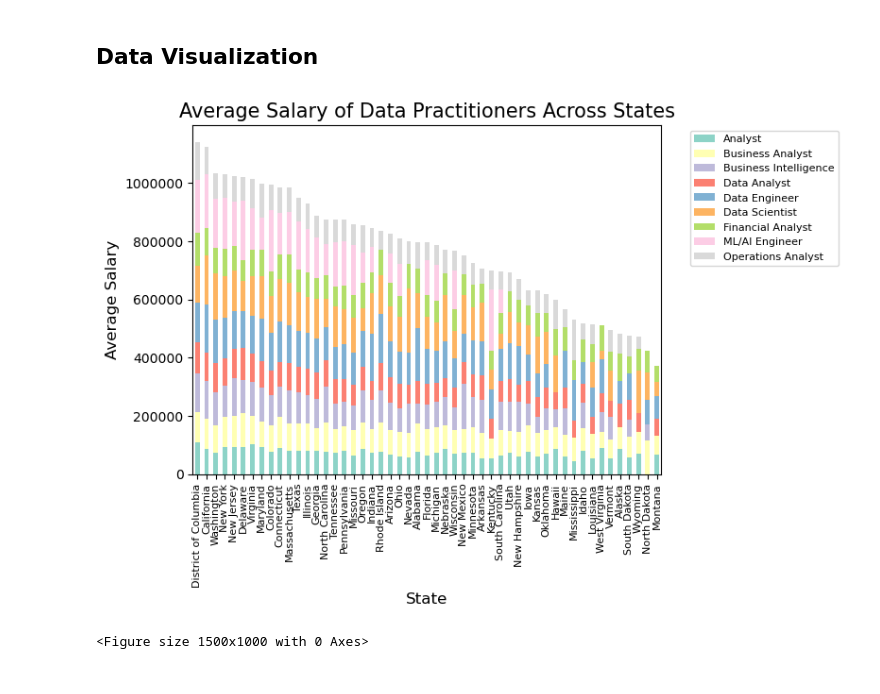
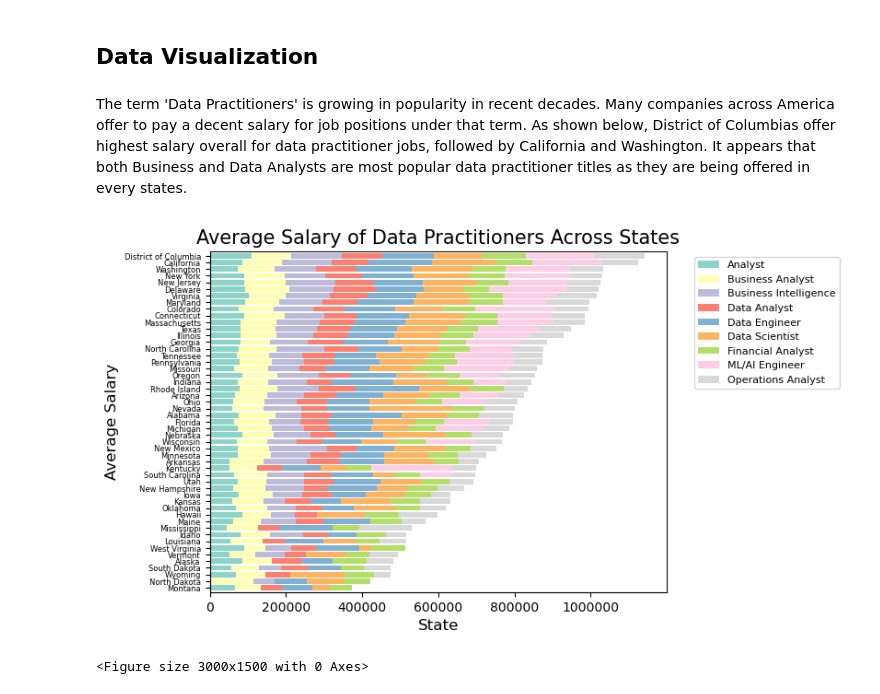
Before and after one commit to eddiexunyc/data_608_story_4, a Jupyter notebook: DATA608_Assignment_4_Eddie_Xu.ipynb, the cells around one changed output. Cells and saved outputs as stored; diff of their text form; code cells hidden in the pictures.

```diff
--- a/DATA608_Assignment_4_Eddie_Xu.ipynb
+++ b/DATA608_Assignment_4_Eddie_Xu.ipynb
@@ -130,10 +130,12 @@ job_filtered_data = job_filtered_data[job_filtered_data['Remote'] != 'Remote']
 job_filtered_data['State'] = job_filtered_data['State'].replace(abbrev2state)
 
 # calculate the mean salary sum group by state and jobs group
-job_state_salary_data_mean = round(job_filtered_data.groupby(['State', 'Jobs_Group'])['Mean_Salary'].mean(),2)
+job_state_salary_data_average = round(job_filtered_data.groupby(['State', 'Jobs_Group'])['Mean_Salary'].mean(),2)
+job_state_salary_data_mean = round(job_filtered_data.groupby(['State', 'Jobs_Group'])['Mean_Salary'].mean().reset_index(),2)
 job_state_salary_data_low = round(job_filtered_data.groupby(['State', 'Jobs_Group'])['Low_Salary'].mean().reset_index(),2)
 job_state_salary_data_high = round(job_filtered_data.groupby(['State', 'Jobs_Group'])['High_Salary'].mean().reset_index(),2)
 
 # combine all data into one dataframe and pivot from long to wide format dataset
 job_state_combined_data = pd.merge(job_state_salary_data_low, job_state_salary_data_mean, on = ['State', 'Jobs_Group'], how = 'left')
 job_state_combined_data = pd.merge(job_state_combined_data, job_state_salary_data_high, on = ['State', 'Jobs_Group'], how = 'left')
+job_state_combined_data.head()
@@ -140,29 +149,30 @@ job_state_combined_data = pd.merge(job_state_combined_data, job_state_salary_dat
 # %% [markdown]
 ## Data Visualization
+# %% [markdown]
+The term 'Data Practitioners' is growing in popularity in recent decades. Many companies across America offer to pay a decent salary for job positions under that term. As shown below, District of Columbias offer highest salary overall for data practitioner jobs, followed by California and Washington. It appears that both Business and Data Analysts are most popular data practitioner titles as they are being offered in every states.
 # %%
 # get the total sum index and apply to the dataframe so the bar plot can be sorted by the total sum
-job_sort = job_state_salary_data_mean.groupby(level=[0]).sum().sort_values(ascending=False)
+job_sort = job_state_salary_data_average.groupby(level=[0]).sum().sort_values(ascending=True)
 
 # job_state_salary_data_mean.reindex(index=job_sort.index, level=0).unstack().plot.bar(stacked=True)
-sorted_job_state_salary_data = job_state_salary_data_mean.reindex(index=job_sort.index, level=0).unstack()
+sorted_job_state_salary_data = job_state_salary_data_average.reindex(index=job_sort.index, level=0).unstack()
 
 # stacked bar plot
 fig, ax = plt.subplots()
-my_cmap = plt.get_cmap('viridis')
-sorted_job_state_salary_data.plot(kind = 'bar', stacked = True, color=plt.cm.Set3(np.arange(len('Job_Group'))), ax = ax)
+sorted_job_state_salary_data.plot(kind = 'barh', stacked = True, width = 0.8, color=plt.cm.Set3(np.arange(len('Job_Group'))), ax = ax)
 plt.title('Average Salary of Data Practitioners Across States', size = 15)
 plt.legend(bbox_to_anchor=(1.05, 1.0), fontsize = '8', loc='upper left')
-plt.figure(figsize=(15, 10))
+plt.figure(figsize=(30, 15))
 
 # customize both x and y labels
 ax.set_xlabel('State', size = 12)
 ax.set_ylabel('Average Salary', size = 12)
-plt.setp(ax.xaxis.get_majorticklabels(), size = 8)
-ax.yaxis.get_major_formatter().set_scientific(False)
-ax.yaxis.get_major_formatter().set_useOffset(False)
+plt.setp(ax.yaxis.get_majorticklabels(), size = 6)
+ax.xaxis.get_major_formatter().set_scientific(False)
+ax.xaxis.get_major_formatter().set_useOffset(False)
 
 # show plot
 plt.show()
 # %% [output]
-[figure, old version]
+[figure, new version]
-<Figure size 1500x1000 with 0 Axes>
+<Figure size 3000x1500 with 0 Axes>
```
Also changed, not shown: parts of 2 cells of this notebook, 2 other files.
